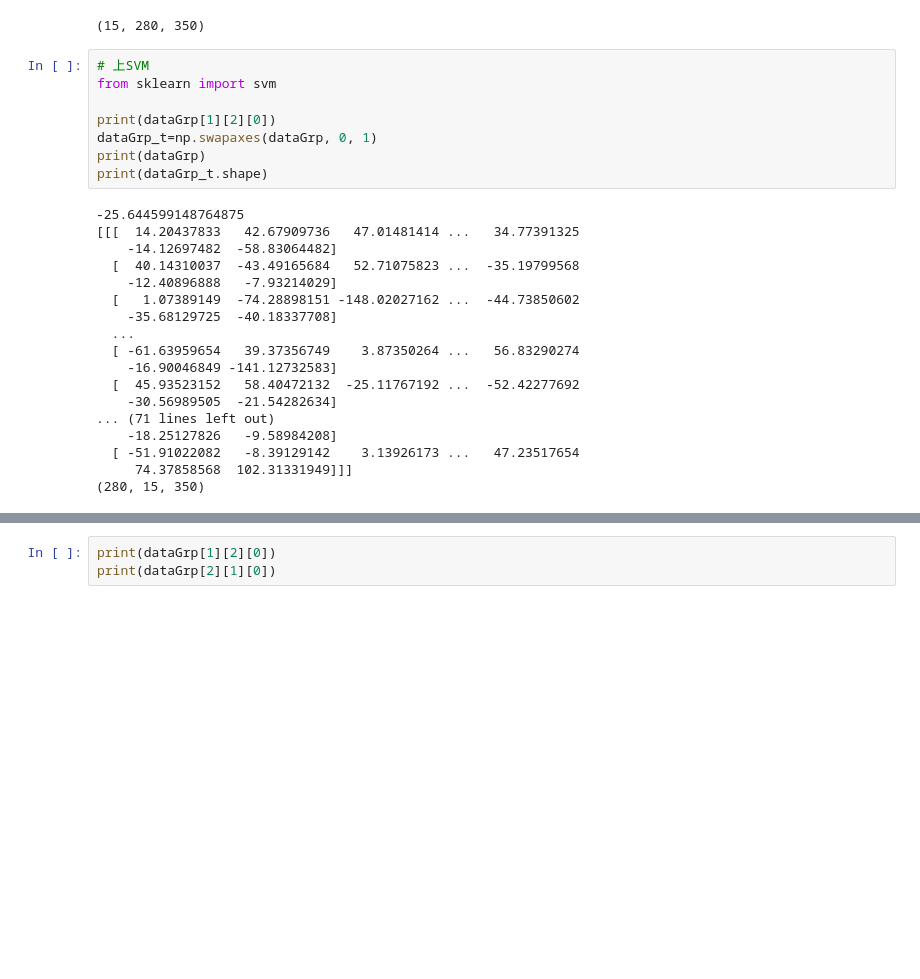
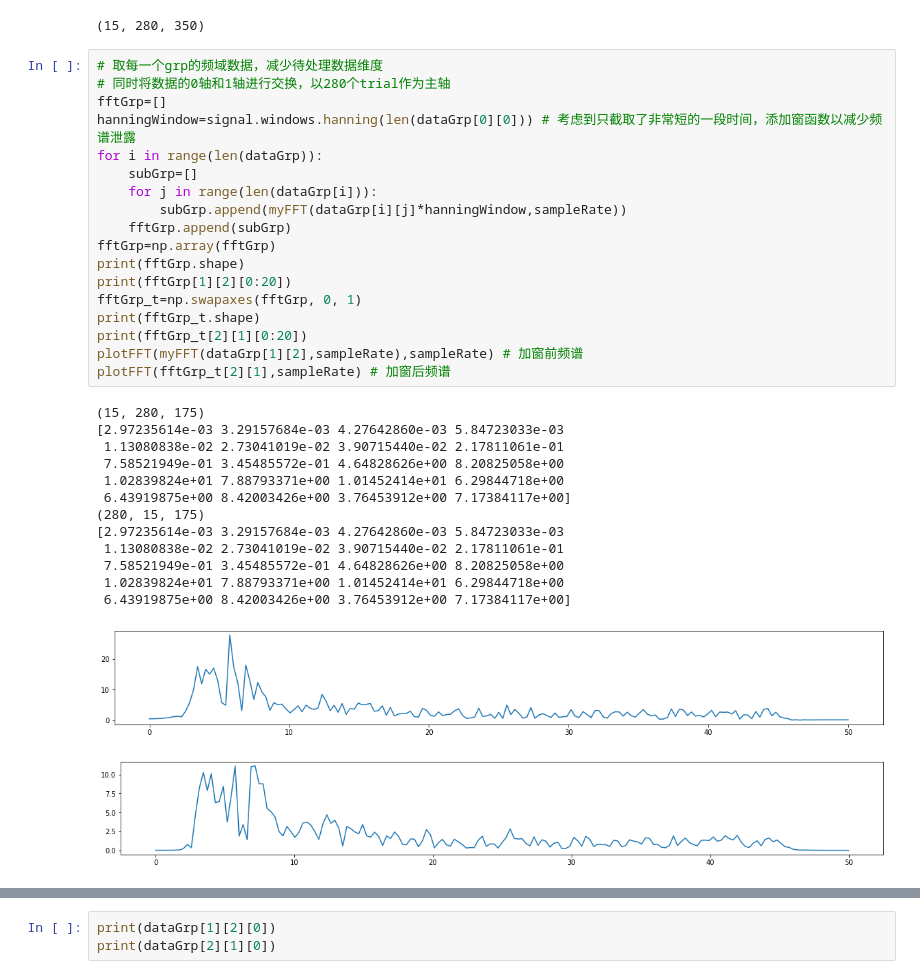
Before and after one commit to wh201906/garage, a Jupyter notebook: IVa.ipynb, the cells around one changed output, grey strips where cells are left out. Drawn from its saved outputs; the diff is of its cells as text; blank space fills up the shorter version.

Commit message:
Use window for fft

```diff
--- a/IVa.ipynb
+++ b/IVa.ipynb
@@ -191,29 +191,36 @@ dataGrp=np.array(dataGrp)
 print(dataGrp.shape)
 # %% [output]
 (15, 280, 350)
-# %%
-# 上SVM
-from sklearn import svm
-
-print(dataGrp[1][2][0])
-dataGrp_t=np.swapaxes(dataGrp, 0, 1)
-print(dataGrp)
-print(dataGrp_t.shape)
-# %% [output]
--25.644599148764875
-[[[  14.20437833   42.67909736   47.01481414 ...   34.77391325
-    -14.12697482  -58.83064482]
-  [  40.14310037  -43.49165684   52.71075823 ...  -35.19799568
-    -12.40896888   -7.93214029]
-  [   1.07389149  -74.28898151 -148.02027162 ...  -44.73850602
-    -35.68129725  -40.18337708]
-  ...
-  [ -61.63959654   39.37356749    3.87350264 ...   56.83290274
-    -16.90046849 -141.12732583]
-  [  45.93523152   58.40472132  -25.11767192 ...  -52.42277692
-    -30.56989505  -21.54282634]
-... (71 lines left out)
-    -18.25127826   -9.58984208]
-  [ -51.91022082   -8.39129142    3.13926173 ...   47.23517654
-     74.37858568  102.31331949]]]
-(280, 15, 350)
+# %%
+# 取每一个grp的频域数据，减少待处理数据维度
+# 同时将数据的0轴和1轴进行交换，以280个trial作为主轴
+fftGrp=[]
+hanningWindow=signal.windows.hanning(len(dataGrp[0][0])) # 考虑到只截取了非常短的一段时间，添加窗函数以减少频谱泄露
+for i in range(len(dataGrp)):
+    subGrp=[]
+    for j in range(len(dataGrp[i])):
+        subGrp.append(myFFT(dataGrp[i][j]*hanningWindow,sampleRate))
+    fftGrp.append(subGrp)
+fftGrp=np.array(fftGrp)
+print(fftGrp.shape)
+print(fftGrp[1][2][0:20])
+fftGrp_t=np.swapaxes(fftGrp, 0, 1)
+print(fftGrp_t.shape)
+print(fftGrp_t[2][1][0:20])
+plotFFT(myFFT(dataGrp[1][2],sampleRate),sampleRate) # 加窗前频谱
+plotFFT(fftGrp_t[2][1],sampleRate) # 加窗后频谱
+# %% [output]
+(15, 280, 175)
+[2.97235614e-03 3.29157684e-03 4.27642860e-03 5.84723033e-03
+ 1.13080838e-02 2.73041019e-02 3.90715440e-02 2.17811061e-01
+ 7.58521949e-01 3.45485572e-01 4.64828626e+00 8.20825058e+00
+ 1.02839824e+01 7.88793371e+00 1.01452414e+01 6.29844718e+00
+ 6.43919875e+00 8.42003426e+00 3.76453912e+00 7.17384117e+00]
+(280, 15, 175)
+[2.97235614e-03 3.29157684e-03 4.27642860e-03 5.84723033e-03
+ 1.13080838e-02 2.73041019e-02 3.90715440e-02 2.17811061e-01
+ 7.58521949e-01 3.45485572e-01 4.64828626e+00 8.20825058e+00
+ 1.02839824e+01 7.88793371e+00 1.01452414e+01 6.29844718e+00
+ 6.43919875e+00 8.42003426e+00 3.76453912e+00 7.17384117e+00]
+[figure, added]
+[figure, added]
```
Also changed, not shown: parts of 1 cell of this notebook.
